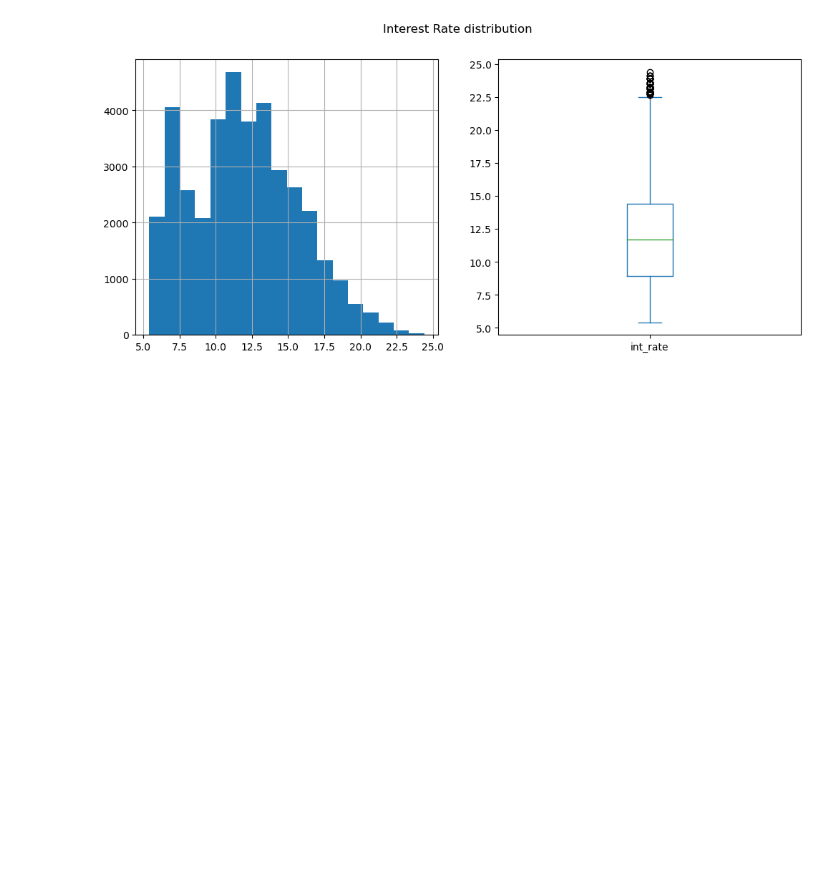
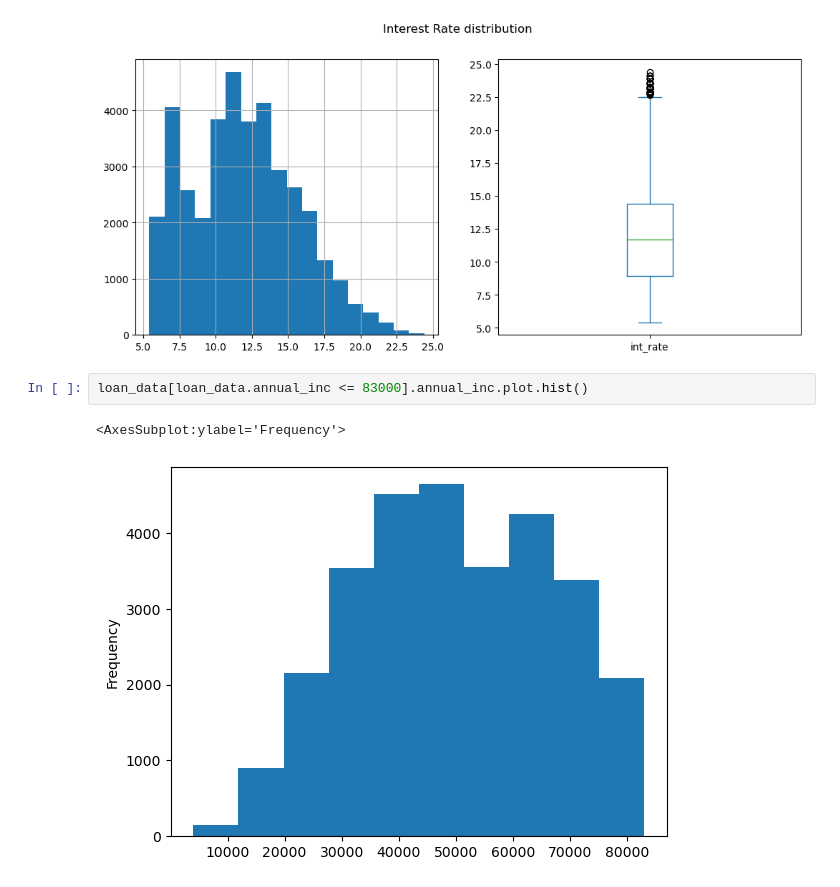
Before and after one commit to cyberpirate92/lending-club-case-study, a Jupyter notebook: Lending Club Case Study.ipynb, the cells around one changed output. Drawn from its saved outputs; the diff is of its cells as text; blank space fills up the shorter version.

```diff
--- a/Lending Club Case Study.ipynb
+++ b/Lending Club Case Study.ipynb
@@ -305,3 +304,8 @@ plt.suptitle('Interest Rate distribution')
 plt.show()
 # %% [output]
 [figure]
+# %%
+loan_data[loan_data.annual_inc <= 83000].annual_inc.plot.hist()
+# %% [output]
+<AxesSubplot:ylabel='Frequency'>
+[figure, added]
```
Also changed, not shown: parts of 24 cells of this notebook.
